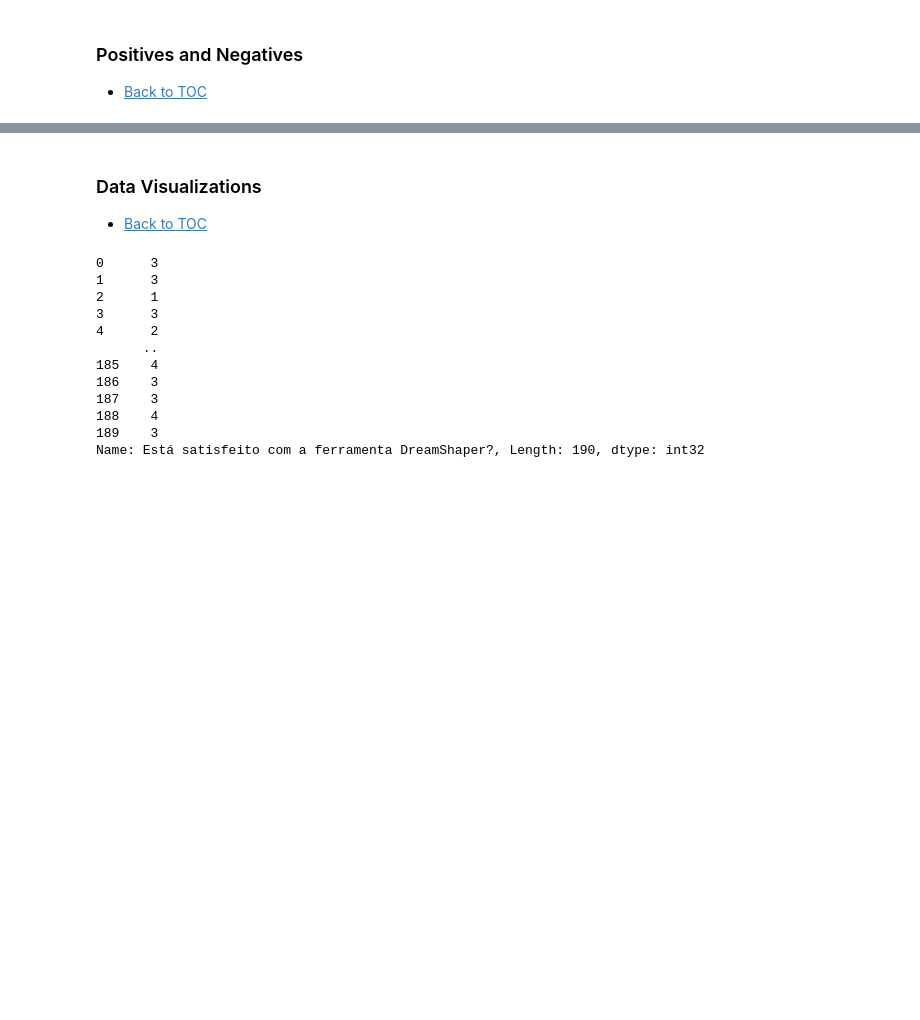
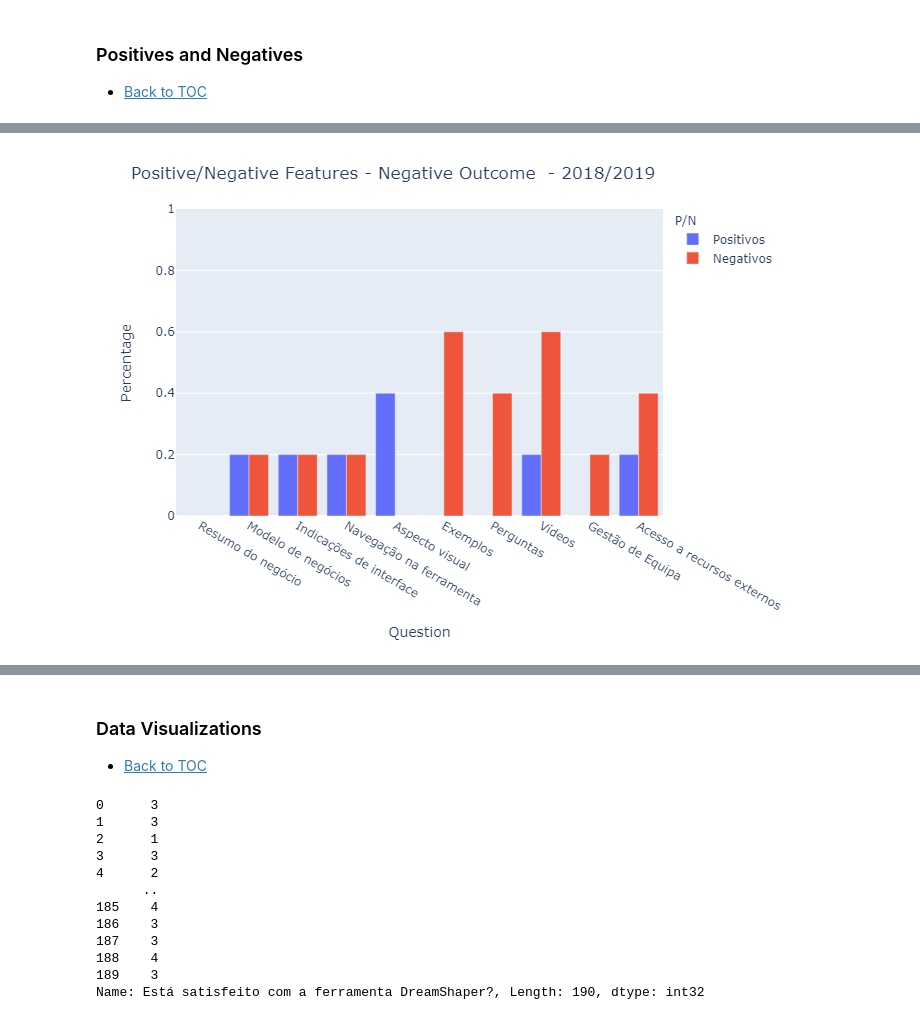
Before and after one commit to DSWorkPortugal/MscThesisFernando, a Jupyter notebook: 7-Ano20182019.ipynb, the cells around one changed output, grey strips where cells are left out. Saved outputs shown, nothing was run; the diff lists cells and outputs as text; code cells hidden in the pictures; blank space fills up the shorter version.

```diff
--- a/7-Ano20182019.ipynb
+++ b/7-Ano20182019.ipynb
@@ -271,0 +358,5 @@ NameError: name 'Ano20172018' is not defined
+# %%
+from IPython.display import Image
+Image(filename='Outputs/ImageOutputsYear/figurePosNegDisLiked20182019.png')
+# %% [output]
+[figure, added]
```
Also changed, not shown: parts of 28 cells of this notebook, 11 other files.
